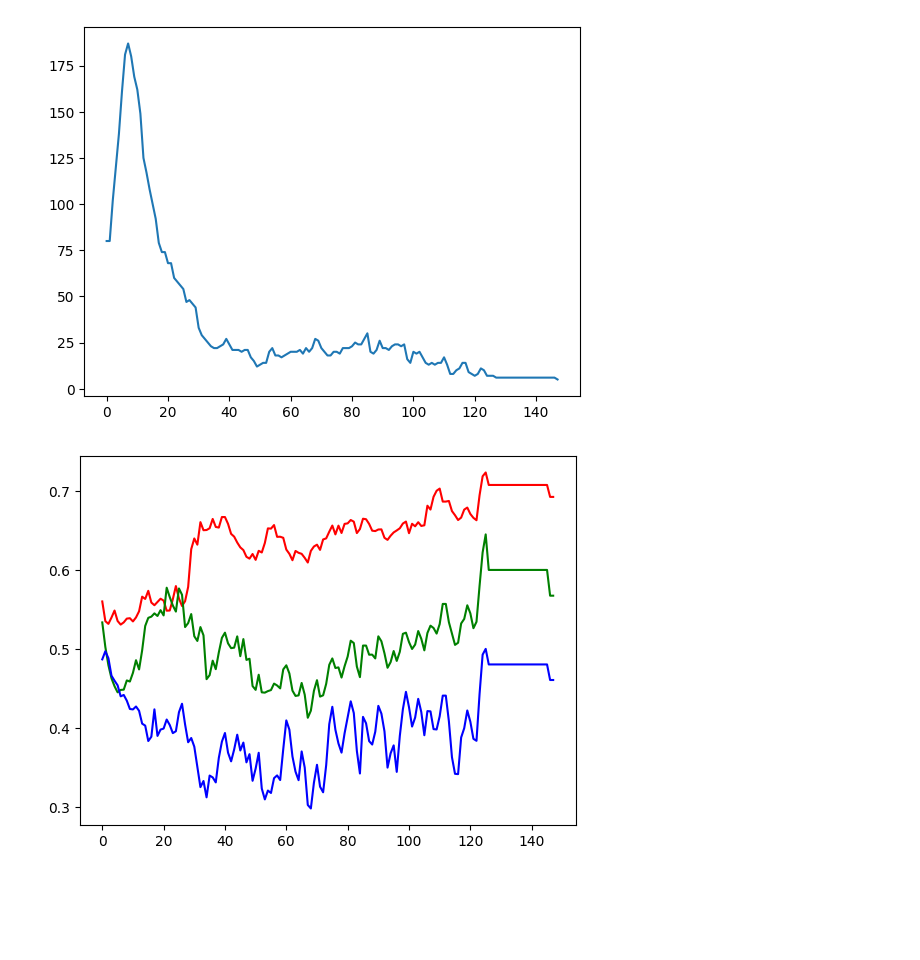
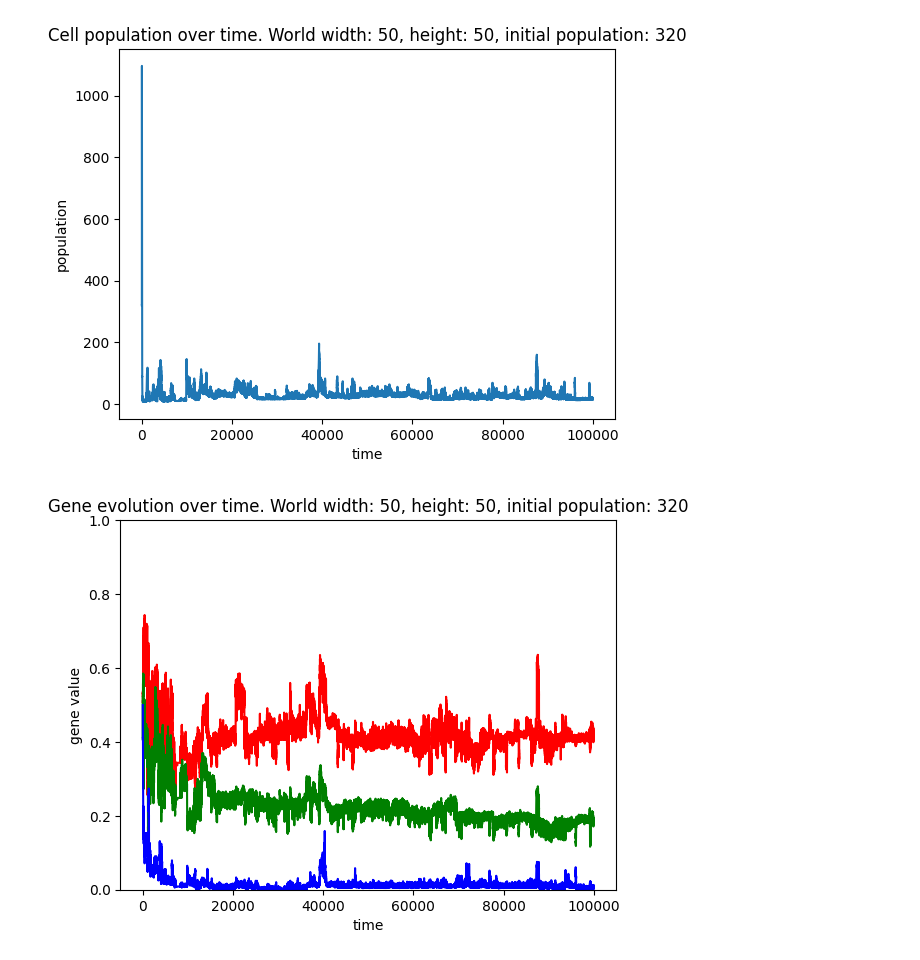
Before and after one commit to ProgMod-X/CellLife, a Jupyter notebook: main.ipynb, the cells around one changed output. Drawn from its saved outputs; the diff is of its cells as text; code cells hidden in the pictures; blank space fills up the shorter version.

Commit message:
added labels to graphs, made scaling factor, and only draw world every 100 iterations

```diff
--- a/main.ipynb
+++ b/main.ipynb
@@ -13,12 +13,15 @@ tile_size = 15
 visual_space = 2
 rect_size = tile_size - visual_space
 
+# change size of world and proportionally its inhabitants
+scale = 2
+
 # amount of tiles in each direction
-tiles_hori = 25
-tiles_vert = 25
+tiles_hori = 25 * scale
+tiles_vert = 25 * scale
 
-antal_celler = 80
-start_energi = 30
+start_antal_celler = 80 * scale**2
+start_energi = 30 * scale**2
 
 antal_busker = 20
 
@@ -95,7 +98,7 @@ def skap_celle(celle_1, celle_2):
 
 
 # Populate world
-celler_igjen = antal_celler
+celler_igjen = start_antal_celler
 busker_igjen = antal_busker
 while celler_igjen > 0 or busker_igjen > 0:
     x = random.randint(0, tiles_hori - 1)
@@ -184,7 +187,7 @@ gen_3_snitt_liste = []
 
 #Løkke som repeterast til programmet er ferdig
 try:
-    while True:
+    while time < 100_000:
         time_list.append(time)
         time += 1
 
@@ -224,41 +227,48 @@ try:
         for entity in entities:
             if type(entity) == Celle:
                 antal_celler += 1
                 gen_1_sum += entity.gen_mål_ønske
                 gen_2_sum += entity.gen_syn_og_energi_effektivitet
                 gen_3_sum += entity.gen_energi_overføring
         gen_1_snitt = gen_1_sum/antal_celler
         gen_2_snitt = gen_2_sum/antal_celler
         gen_3_snitt = gen_3_sum/antal_celler
         gen_1_snitt_liste.append(gen_1_snitt)
         gen_2_snitt_liste.append(gen_2_snitt)
         gen_3_snitt_liste.append(gen_3_snitt)
 
         # Draw everything
-        with hold_canvas():
-            draw_world(canvas)
-            for entity in entities:
-                entity.tegn(canvas, tile_size, rect_size)
-                if type(entity) == Celle:
-                    nabolag = get_nabolag(entity.pos_x, entity.pos_y, entity.sight_range)
-                    #draw_nabolag(nabolag, entity)
+        if time % 100 == 0:
+            with hold_canvas():
+                draw_world(canvas)
+                for entity in entities:
+                    entity.tegn(canvas, tile_size, rect_size)
+                    if type(entity) == Celle:
+                        nabolag = get_nabolag(entity.pos_x, entity.pos_y, entity.sight_range)
+                        #draw_nabolag(nabolag, entity)
 
         if cell_count <= 5:
             break
-        sleep(0.05)
-        #input("press enter to continue")
+        #sleep(0.001)
+        #input("press enter to continue") # for stepping single frames
 except KeyboardInterrupt:
     pass
 
 plt.plot(time_list, population)
+plt.xlabel("time")
+plt.ylabel("population")
+plt.title(f"Cell population over time. World width: {tiles_hori}, height: {tiles_vert}, initial population: {start_antal_celler}")
 plt.show()
 
 plt.plot(time_list, gen_1_snitt_liste, "red")
 plt.plot(time_list, gen_2_snitt_liste, "green")
 plt.plot(time_list, gen_3_snitt_liste, "blue")
 plt.ylim(0, 1)
+plt.xlabel("time")
+plt.ylabel("gene value")
+plt.title(f"Gene evolution over time. World width: {tiles_hori}, height: {tiles_vert}, initial population: {start_antal_celler}")
 plt.show()
 # %% [output]
 [interactive output not drawn]
-[figure, old version]
+[figure, new version]
-[figure, old version]
+[figure, new version]
```
